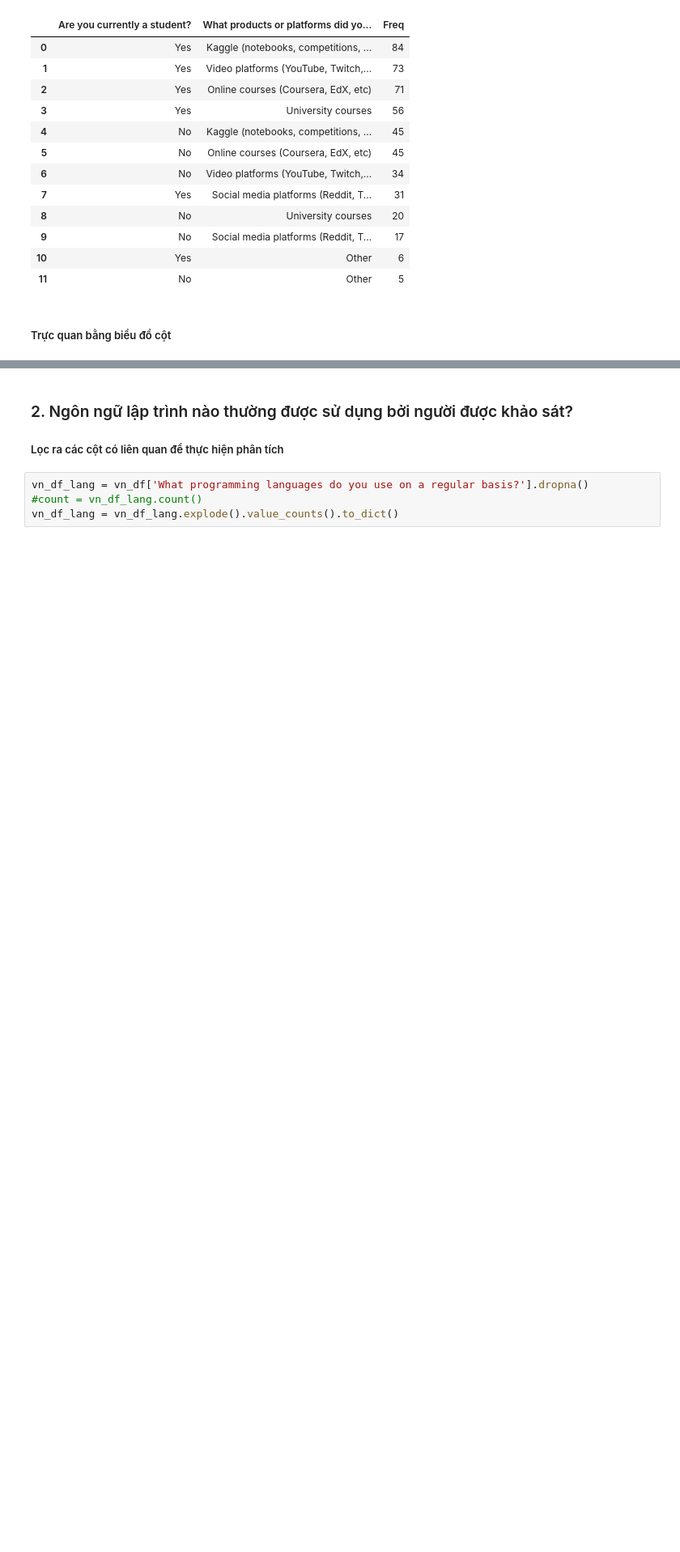
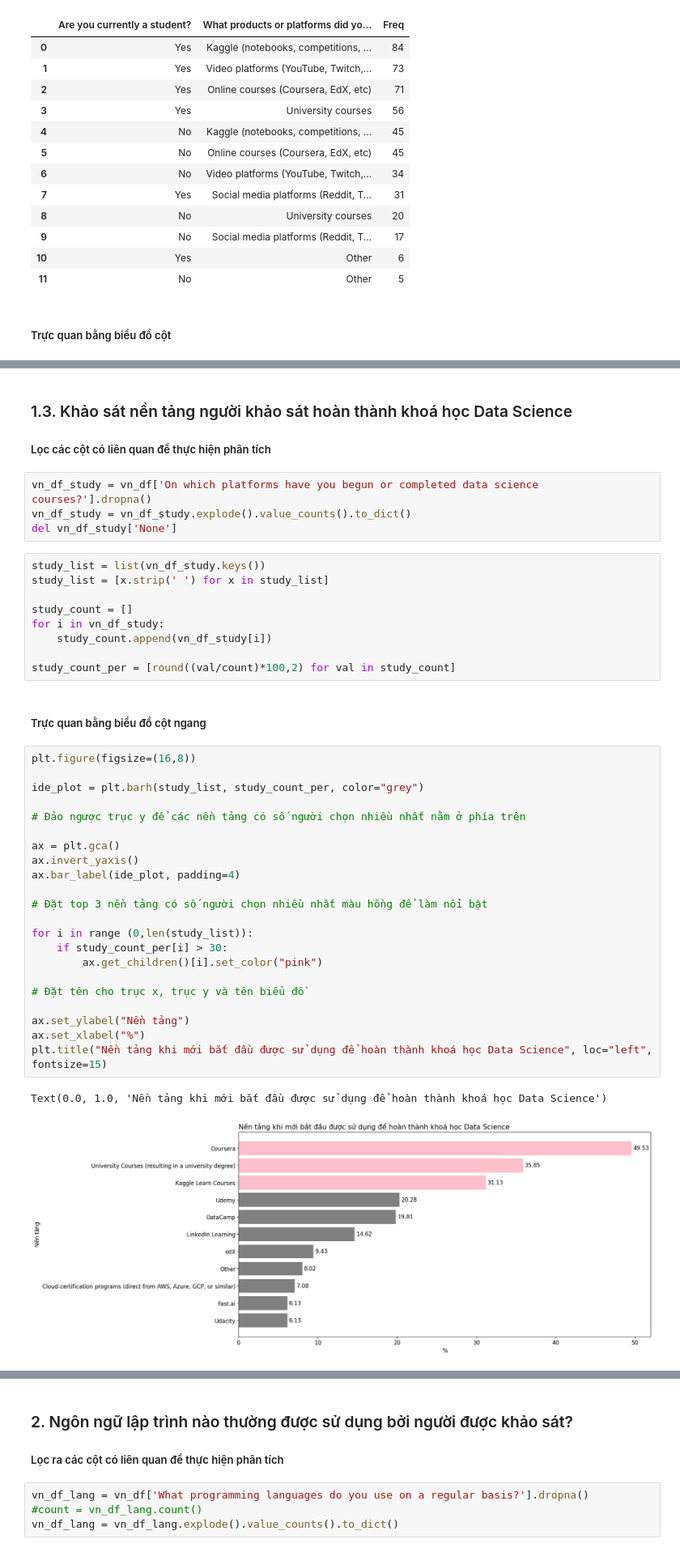
Before and after one commit to khuong253/final_project_data_visualization, a Jupyter notebook: data_visualization.ipynb, the cells around one changed output, grey strips where cells are left out. Shown at 81% size. Drawn from its saved outputs; the diff is of its cells as text; blank space fills up the shorter version.

```diff
--- a/data_visualization.ipynb
+++ b/data_visualization.ipynb
@@ -183,0 +188,44 @@ Text(0.5, 1.0, 'Khảo sát nền tảng hữu ích khi mới bắt đầu học
+# %% [markdown]
+### 1.3. Khảo sát nền tảng người khảo sát hoàn thành khoá học Data Science
+
+##### Lọc các cột có liên quan để thực hiện phân tích
+# %%
+vn_df_study = vn_df['On which platforms have you begun or completed data science courses?'].dropna()
+vn_df_study = vn_df_study.explode().value_counts().to_dict()
+del vn_df_study['None']
+# %%
+study_list = list(vn_df_study.keys())
+study_list = [x.strip(' ') for x in study_list]
+
+study_count = []
+for i in vn_df_study:
+    study_count.append(vn_df_study[i])
+
+study_count_per = [round((val/count)*100,2) for val in study_count]
+# %% [markdown]
+##### Trực quan bằng biểu đồ cột ngang
+# %%
+plt.figure(figsize=(16,8))
+
+ide_plot = plt.barh(study_list, study_count_per, color="grey")
+
+# Đảo ngược trục y để các nền tảng có số người chọn nhiều nhất nằm ở phía trên
+
+ax = plt.gca()
+ax.invert_yaxis()
+ax.bar_label(ide_plot, padding=4)
+
+# Đặt top 3 nền tảng có số người chọn nhiều nhất màu hồng để làm nổi bật
+
+for i in range (0,len(study_list)):
+    if study_count_per[i] > 30:
+        ax.get_children()[i].set_color("pink")
+
+# Đặt tên cho trục x, trục y và tên biểu đồ
+
+ax.set_ylabel("Nền tảng")
+ax.set_xlabel("%")
+plt.title("Nền tảng khi mới bắt đầu được sử dụng để hoàn thành khoá học Data Science", loc="left", fontsize=15)
+# %% [output]
+Text(0.0, 1.0, 'Nền tảng khi mới bắt đầu được sử dụng để hoàn thành khoá học Data Science')
+[figure, added]
```
Also changed, not shown: parts of 12 cells of this notebook.
